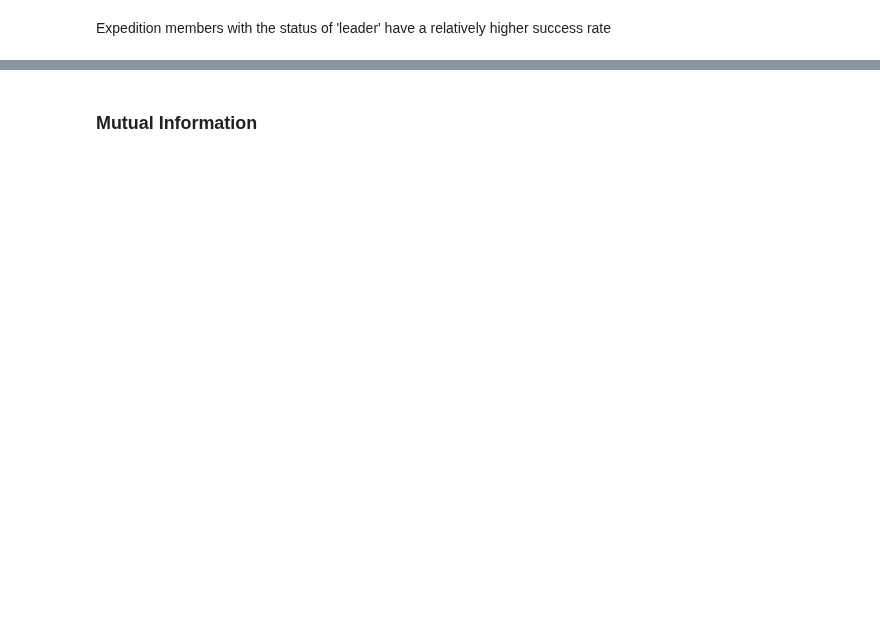
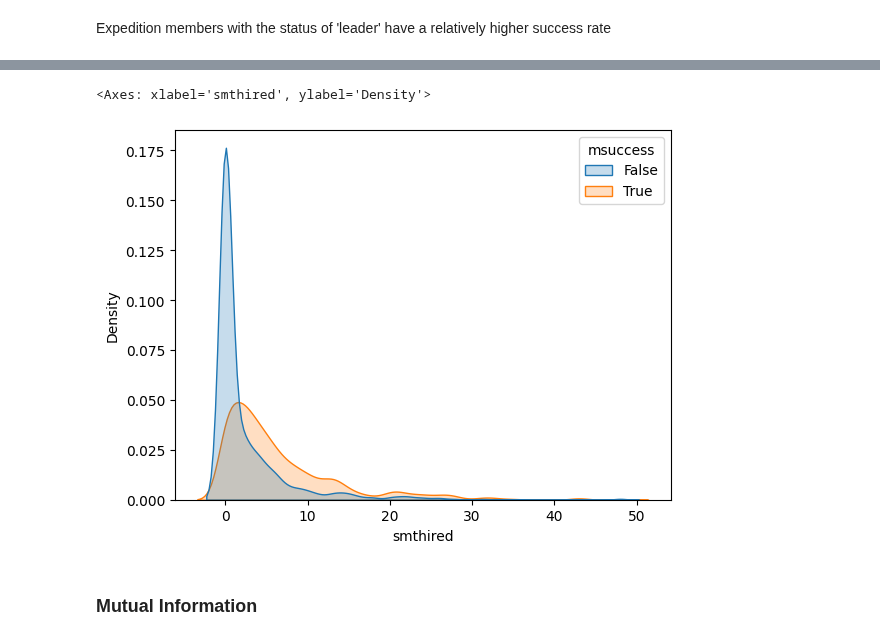
Before and after one commit to ArmandWinant/ml-zoomcamp, a Jupyter notebook: projects/midterm/notebook.ipynb, the cells around one changed output, grey strips where cells are left out. Drawn from its saved outputs; the diff is of its cells as text; code cells hidden in the pictures; blank space fills up the shorter version.

```diff
--- a/projects/midterm/notebook.ipynb
+++ b/projects/midterm/notebook.ipynb
@@ -484,3 +468,8 @@ for c in categorical_vars:
+# %%
+sns.kdeplot(data=df, x='smthired', hue='msuccess', fill=True)
+# %% [output]
+<Axes: xlabel='smthired', ylabel='Density'>
+[figure, added]
 # %% [markdown]
 ### Mutual Information
 # %%
```
Also changed, not shown: parts of 26 cells of this notebook.
